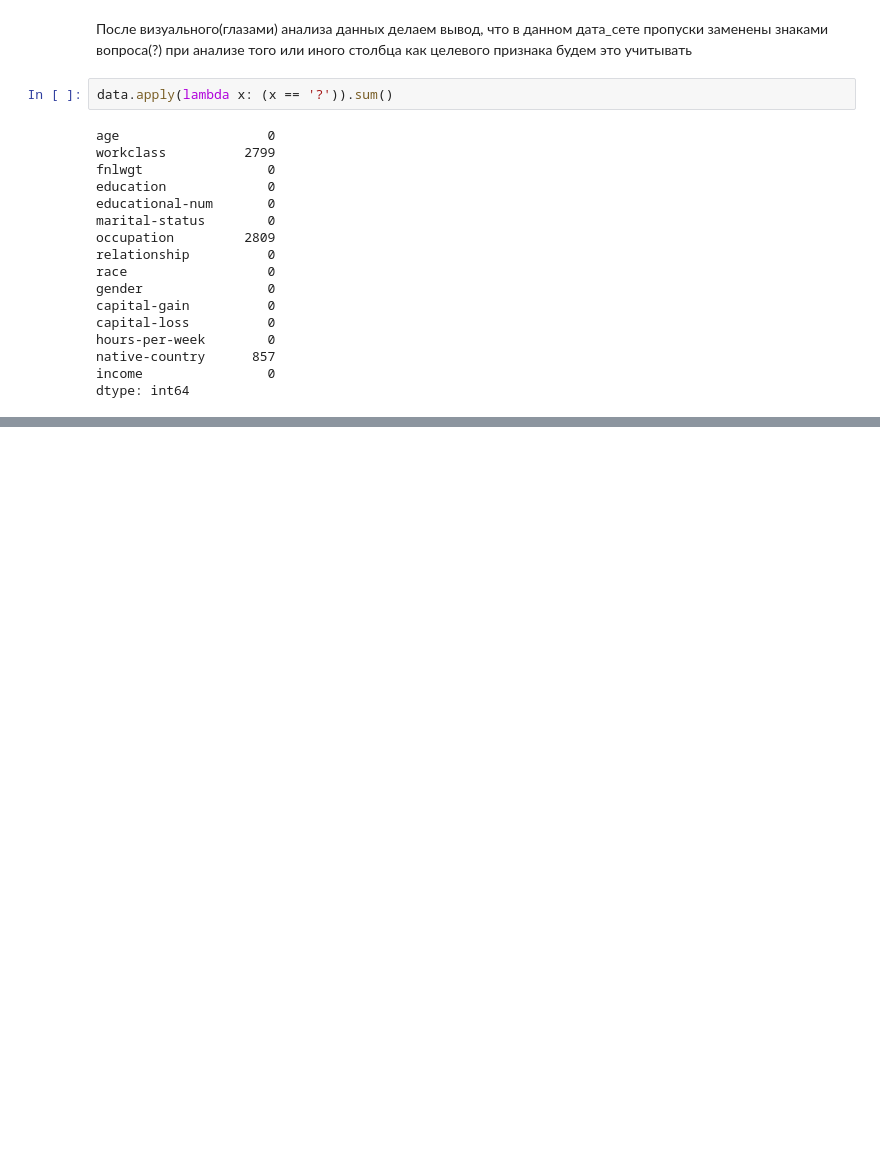
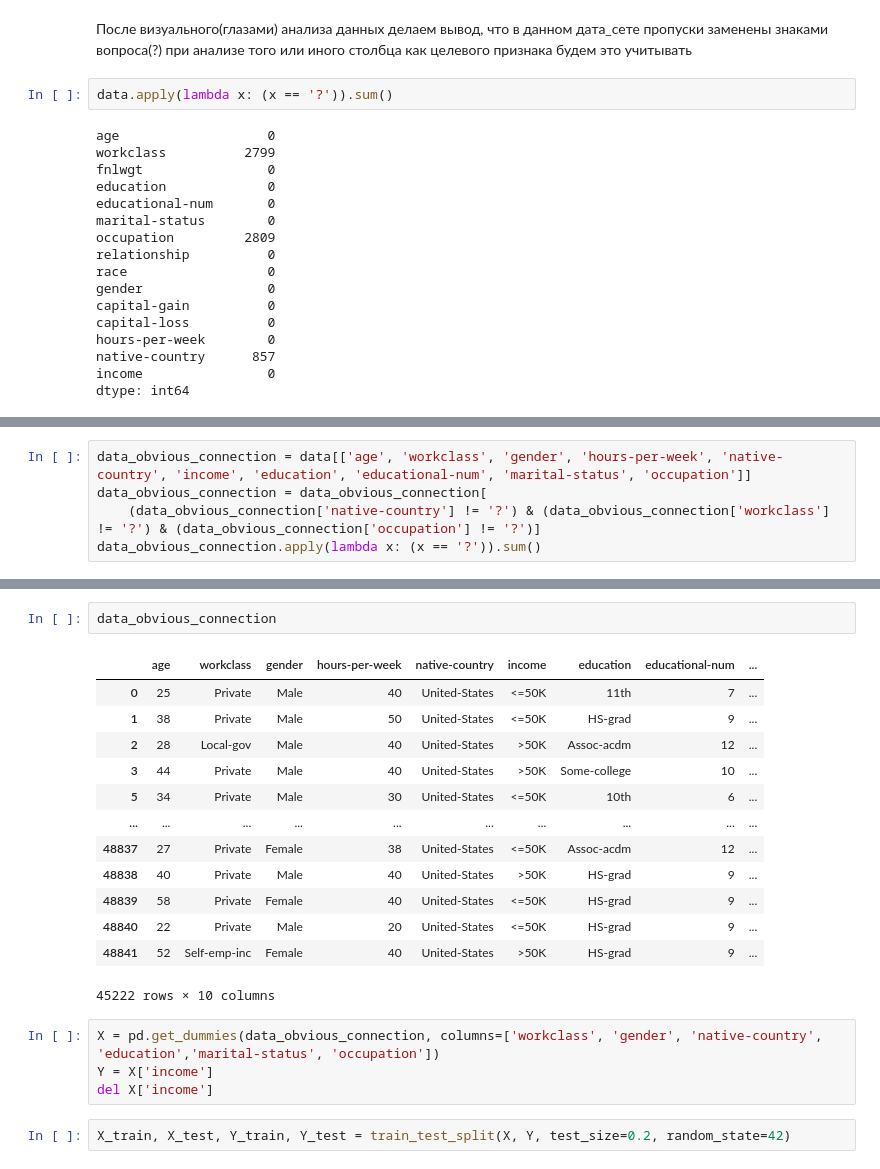
Before and after one commit to koresh123/-Classification-Logistic-Regression-and-SVM, a Jupyter notebook: logistic_and_SVM_regracion.ipynb, the cells around one changed output, grey strips where cells are left out. Cells and saved outputs as stored; diff of their text form; blank space fills up the shorter version.

```diff
--- a/logistic_and_SVM_regracion.ipynb
+++ b/logistic_and_SVM_regracion.ipynb
@@ -75,0 +198,5 @@ dtype: int64
+# %%
+data_obvious_connection = data[['age', 'workclass', 'gender', 'hours-per-week', 'native-country', 'income', 'education', 'educational-num', 'marital-status', 'occupation']]
+data_obvious_connection = data_obvious_connection[
+    (data_obvious_connection['native-country'] != '?') & (data_obvious_connection['workclass'] != '?') & (data_obvious_connection['occupation'] != '?')]
+data_obvious_connection.apply(lambda x: (x == '?')).sum()
@@ -75,0 +215,22 @@ dtype: int64
+# %%
+data_obvious_connection
+# %% [output]
+|  | age | workclass | gender | hours-per-week | native-country | income | education | educational-num | ... |
+| 0 | 25 | Private | Male | 40 | United-States | <=50K | 11th | 7 | ... |
+| 1 | 38 | Private | Male | 50 | United-States | <=50K | HS-grad | 9 | ... |
+| 2 | 28 | Local-gov | Male | 40 | United-States | >50K | Assoc-acdm | 12 | ... |
+| 3 | 44 | Private | Male | 40 | United-States | >50K | Some-college | 10 | ... |
+| 5 | 34 | Private | Male | 30 | United-States | <=50K | 10th | 6 | ... |
+| ... | ... | ... | ... | ... | ... | ... | ... | ... | ... |
+| 48837 | 27 | Private | Female | 38 | United-States | <=50K | Assoc-acdm | 12 | ... |
+| 48838 | 40 | Private | Male | 40 | United-States | >50K | HS-grad | 9 | ... |
+| 48839 | 58 | Private | Female | 40 | United-States | <=50K | HS-grad | 9 | ... |
+| 48840 | 22 | Private | Male | 20 | United-States | <=50K | HS-grad | 9 | ... |
+| 48841 | 52 | Self-emp-inc | Female | 40 | United-States | >50K | HS-grad | 9 | ... |
+45222 rows × 10 columns
+# %%
+X = pd.get_dummies(data_obvious_connection, columns=['workclass', 'gender', 'native-country', 'education','marital-status', 'occupation'])
+Y = X['income']
+del X['income']
+# %%
+X_train, X_test, Y_train, Y_test = train_test_split(X, Y, test_size=0.2, random_state=42)
```
Also changed, not shown: parts of 49 cells of this notebook.
